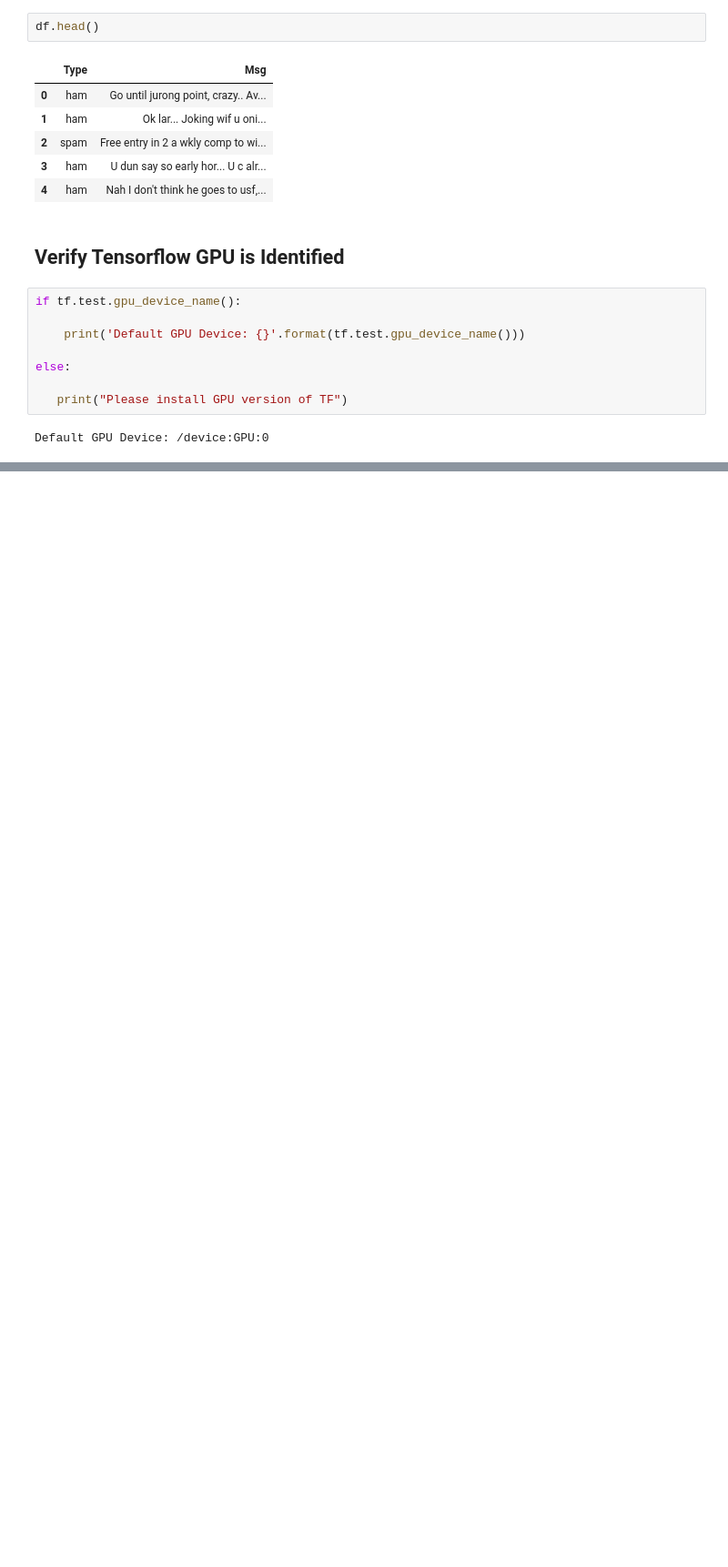
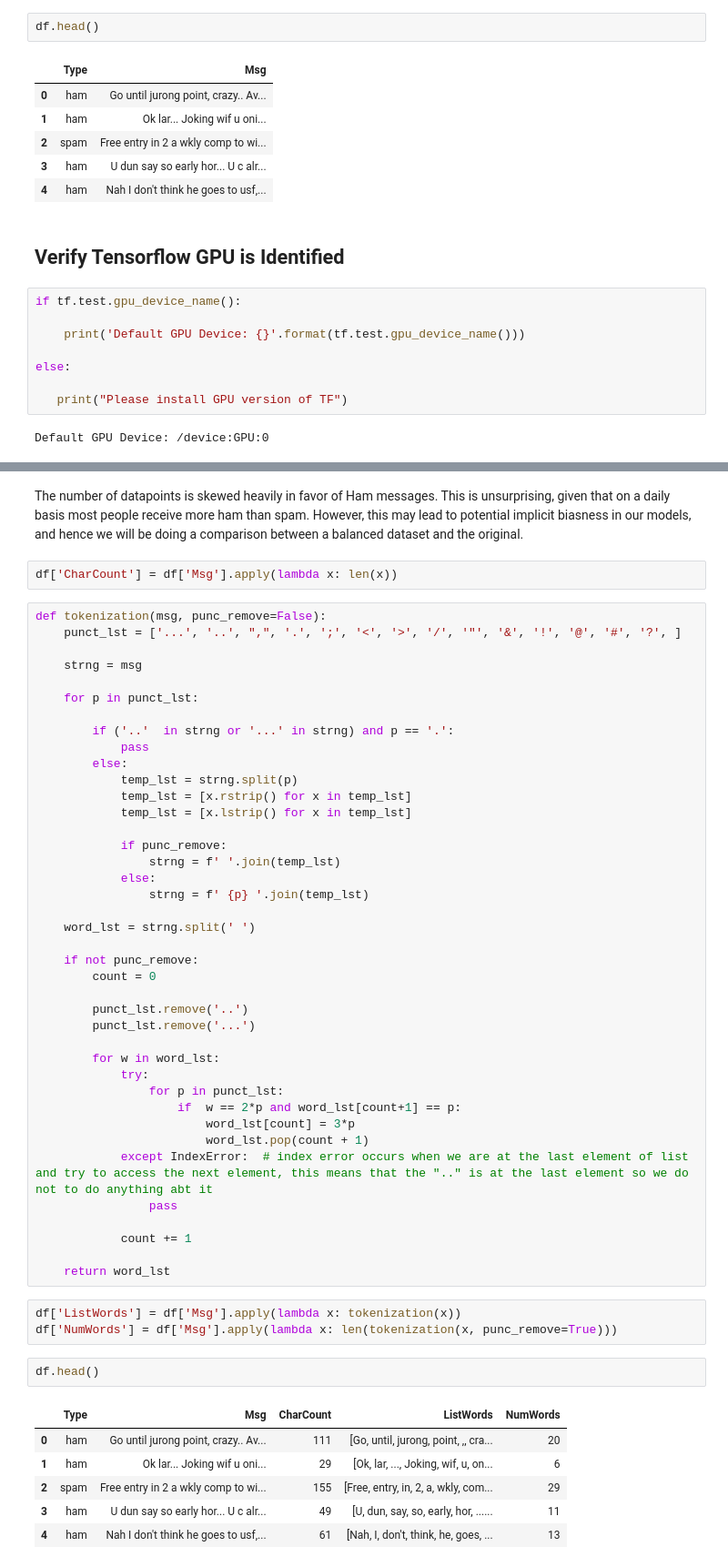
Before and after one commit to lemousehunter/SC1015-NLP-Spam-Detection-Project, a Jupyter notebook: ProcessData.ipynb, the cells around one changed output, grey strips where cells are left out. Shown at 91% size. Saved outputs shown, nothing was run; the diff lists cells and outputs as text; blank space fills up the shorter version.

```diff
--- a/ProcessData.ipynb
+++ b/ProcessData.ipynb
@@ -76,0 +98,56 @@ Default GPU Device: /device:GPU:0
+# %% [markdown]
+The number of datapoints is skewed heavily in favor of Ham messages. This is unsurprising, given that on a daily basis most people receive more ham than spam. However, this may lead to potential implicit biasness in our models, and hence we will be doing a comparison between a balanced dataset and the original.
+# %%
+df['CharCount'] = df['Msg'].apply(lambda x: len(x))
+# %%
+def tokenization(msg, punc_remove=False):
+    punct_lst = ['...', '..', ",", '.', ';', '<', '>', '/', '"', '&', '!', '@', '#', '?', ]
+
+    strng = msg
+
+    for p in punct_lst:
+
+        if ('..'  in strng or '...' in strng) and p == '.':
+            pass
+        else:
+            temp_lst = strng.split(p)
+            temp_lst = [x.rstrip() for x in temp_lst]
+            temp_lst = [x.lstrip() for x in temp_lst]
+
+            if punc_remove:
+                strng = f' '.join(temp_lst)
+            else:
+                strng = f' {p} '.join(temp_lst)
+
+    word_lst = strng.split(' ')
+
+    if not punc_remove:
+        count = 0
+
+        punct_lst.remove('..')
+        punct_lst.remove('...')
+
+        for w in word_lst:
+            try:
+                for p in punct_lst:
+                    if  w == 2*p and word_lst[count+1] == p:
+                        word_lst[count] = 3*p
+                        word_lst.pop(count + 1)
+            except IndexError:  # index error occurs when we are at the last element of list and try to access the next element, this means that the ".." is at the last element so we do not to do anything abt it
+                pass
+
+            count += 1
+
+    return word_lst
+# %%
+df['ListWords'] = df['Msg'].apply(lambda x: tokenization(x))
+df['NumWords'] = df['Msg'].apply(lambda x: len(tokenization(x, punc_remove=True)))
+# %%
+df.head()
+# %% [output]
+|  | Type | Msg | CharCount | ListWords | NumWords |
+| 0 | ham | Go until jurong point, crazy.. Av... | 111 | [Go, until, jurong, point, ,, cra... | 20 |
+| 1 | ham | Ok lar... Joking wif u oni... | 29 | [Ok, lar, ..., Joking, wif, u, on... | 6 |
+| 2 | spam | Free entry in 2 a wkly comp to wi... | 155 | [Free, entry, in, 2, a, wkly, com... | 29 |
+| 3 | ham | U dun say so early hor... U c alr... | 49 | [U, dun, say, so, early, hor, ...... | 11 |
+| 4 | ham | Nah I don't think he goes to usf,... | 61 | [Nah, I, don't, think, he, goes, ... | 13 |
```
Also changed, not shown: parts of 25 cells of this notebook.
